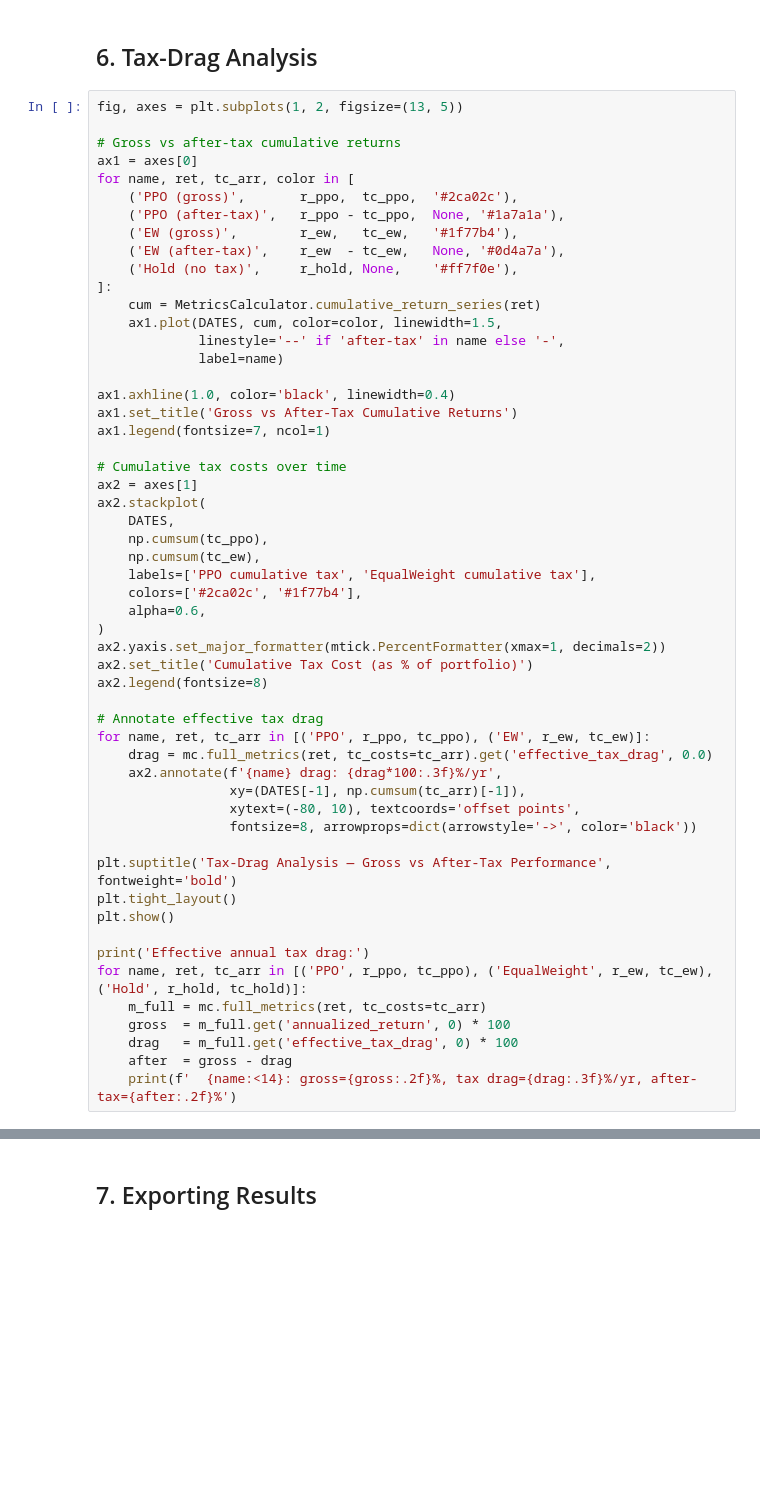
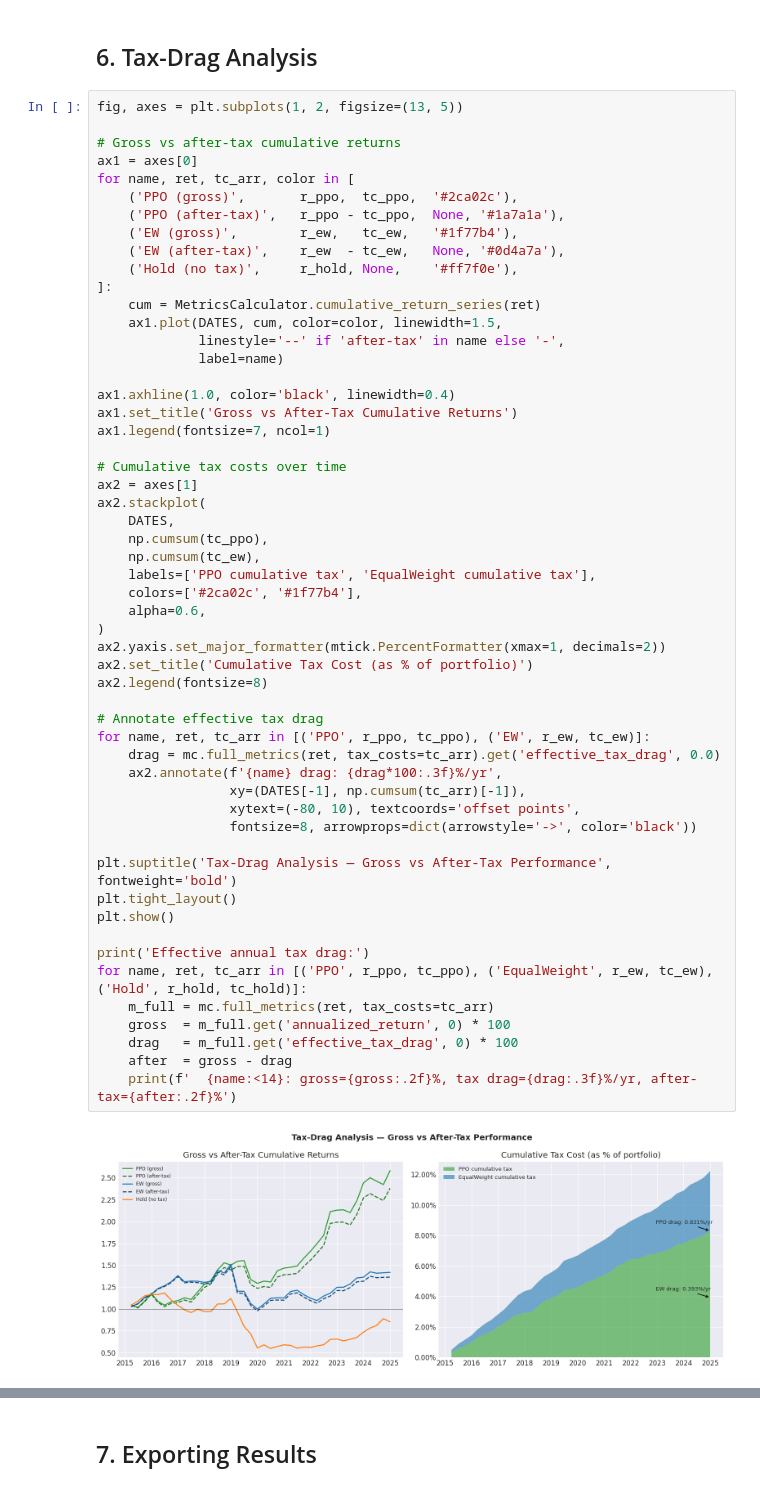
Before and after one commit to bacalfa/quantagent-rl, a Jupyter notebook: backtest/backtest_module_demo.ipynb, the cells around one changed output, grey strips where cells are left out. Drawn from its saved outputs; the diff is of its cells as text; blank space fills up the shorter version.

```diff
--- a/backtest/backtest_module_demo.ipynb
+++ b/backtest/backtest_module_demo.ipynb
@@ -458,32 +517,34 @@ ax1.legend(fontsize=7, ncol=1)
 ax2 = axes[1]
 ax2.stackplot(
     DATES,
     np.cumsum(tc_ppo),
     np.cumsum(tc_ew),
     labels=['PPO cumulative tax', 'EqualWeight cumulative tax'],
     colors=['#2ca02c', '#1f77b4'],
     alpha=0.6,
 )
 ax2.yaxis.set_major_formatter(mtick.PercentFormatter(xmax=1, decimals=2))
 ax2.set_title('Cumulative Tax Cost (as % of portfolio)')
 ax2.legend(fontsize=8)
 
 # Annotate effective tax drag
 for name, ret, tc_arr in [('PPO', r_ppo, tc_ppo), ('EW', r_ew, tc_ew)]:
-    drag = mc.full_metrics(ret, tc_costs=tc_arr).get('effective_tax_drag', 0.0)
+    drag = mc.full_metrics(ret, tax_costs=tc_arr).get('effective_tax_drag', 0.0)
     ax2.annotate(f'{name} drag: {drag*100:.3f}%/yr',
                  xy=(DATES[-1], np.cumsum(tc_arr)[-1]),
                  xytext=(-80, 10), textcoords='offset points',
                  fontsize=8, arrowprops=dict(arrowstyle='->', color='black'))
 
 plt.suptitle('Tax-Drag Analysis — Gross vs After-Tax Performance', fontweight='bold')
 plt.tight_layout()
 plt.show()
 
 print('Effective annual tax drag:')
 for name, ret, tc_arr in [('PPO', r_ppo, tc_ppo), ('EqualWeight', r_ew, tc_ew), ('Hold', r_hold, tc_hold)]:
-    m_full = mc.full_metrics(ret, tc_costs=tc_arr)
+    m_full = mc.full_metrics(ret, tax_costs=tc_arr)
     gross  = m_full.get('annualized_return', 0) * 100
     drag   = m_full.get('effective_tax_drag', 0) * 100
     after  = gross - drag
     print(f'  {name:<14}: gross={gross:.2f}%, tax drag={drag:.3f}%/yr, after-tax={after:.2f}%')
+# %% [output]
+[figure, added]
```
Also changed, not shown: parts of 14 cells of this notebook, 2 other files.
